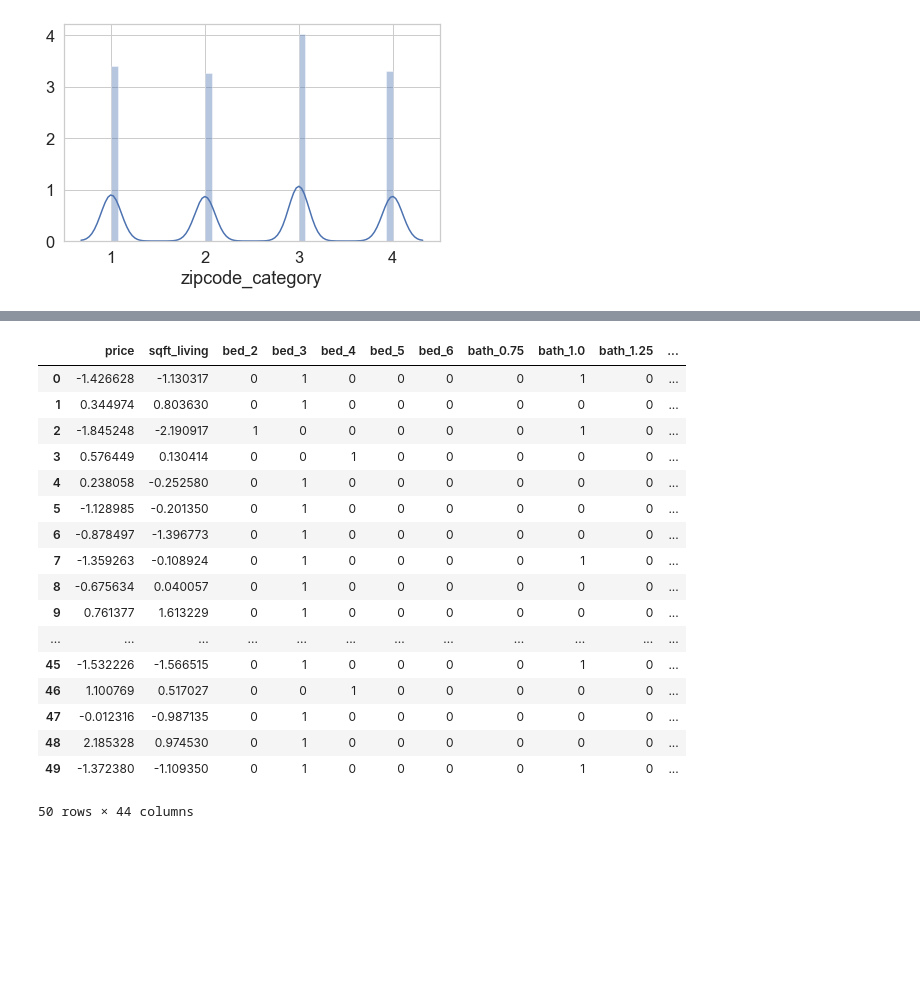
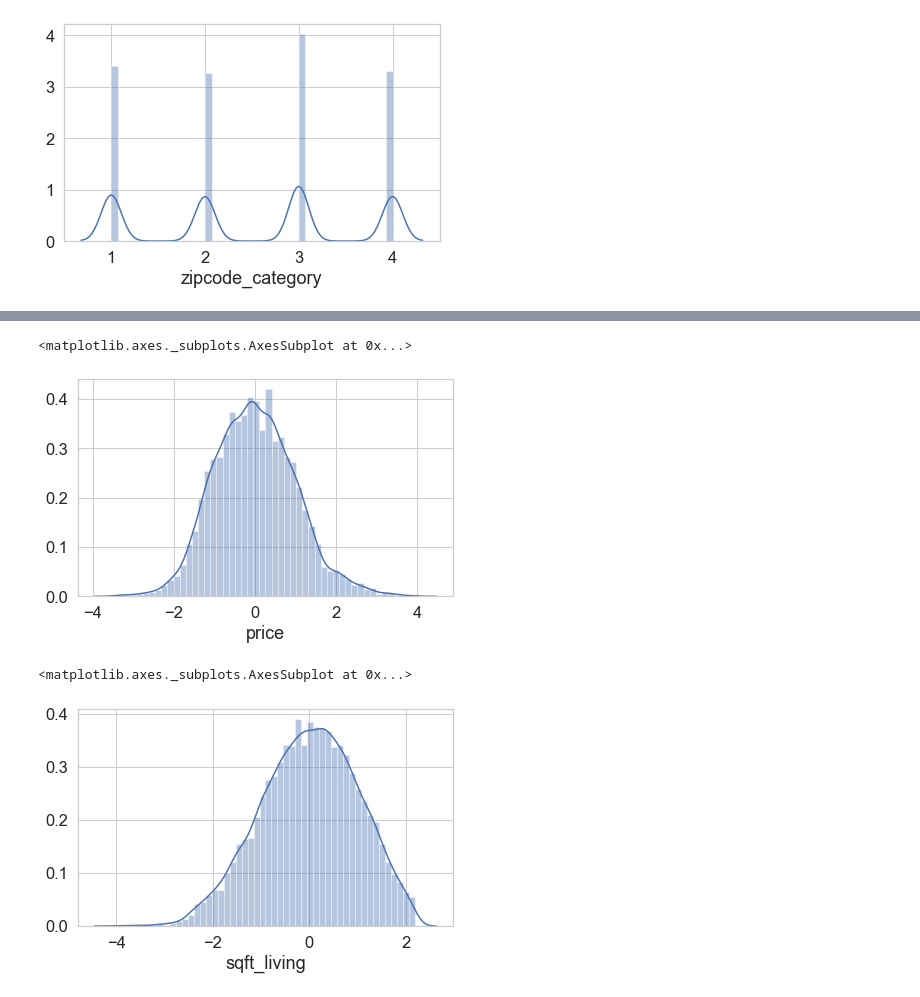
Before and after one commit to JonahFlateman/King-County-Sale-Prices, a Jupyter notebook: student.ipynb, the cells around one changed output, grey strips where cells are left out. Cells and saved outputs as stored; diff of their text form; code cells hidden in the pictures; blank space fills up the shorter version.

```diff
--- a/student.ipynb
+++ b/student.ipynb
@@ -429,24 +420,14 @@ zipcode_cat = pd.get_dummies(df['zipcode_category'], prefix='zip', drop_first=Tr
 # %%
 df = pd.concat([df, bedrooms, bathrooms, floors, waterfront, view, condition, renovated, zipcode_cat], axis=1)
 df.drop(['bedrooms', 'bathrooms', 'floors', 'waterfront', 'view', 'condition', 'renovated', 'zipcode_category'], axis=1, inplace=True)
-# %%
-df.head(50)
-# %% [output]
-|  | price | sqft_living | bed_2 | bed_3 | bed_4 | bed_5 | bed_6 | bath_0.75 | bath_1.0 | bath_1.25 | ... |
-| 0 | -1.426628 | -1.130317 | 0 | 1 | 0 | 0 | 0 | 0 | 1 | 0 | ... |
-| 1 | 0.344974 | 0.803630 | 0 | 1 | 0 | 0 | 0 | 0 | 0 | 0 | ... |
-| 2 | -1.845248 | -2.190917 | 1 | 0 | 0 | 0 | 0 | 0 | 1 | 0 | ... |
-| 3 | 0.576449 | 0.130414 | 0 | 0 | 1 | 0 | 0 | 0 | 0 | 0 | ... |
-| 4 | 0.238058 | -0.252580 | 0 | 1 | 0 | 0 | 0 | 0 | 0 | 0 | ... |
-| 5 | -1.128985 | -0.201350 | 0 | 1 | 0 | 0 | 0 | 0 | 0 | 0 | ... |
-| 6 | -0.878497 | -1.396773 | 0 | 1 | 0 | 0 | 0 | 0 | 0 | 0 | ... |
-| 7 | -1.359263 | -0.108924 | 0 | 1 | 0 | 0 | 0 | 0 | 1 | 0 | ... |
-| 8 | -0.675634 | 0.040057 | 0 | 1 | 0 | 0 | 0 | 0 | 0 | 0 | ... |
-| 9 | 0.761377 | 1.613229 | 0 | 1 | 0 | 0 | 0 | 0 | 0 | 0 | ... |
-| ... | ... | ... | ... | ... | ... | ... | ... | ... | ... | ... | ... |
-| 45 | -1.532226 | -1.566515 | 0 | 1 | 0 | 0 | 0 | 0 | 1 | 0 | ... |
-| 46 | 1.100769 | 0.517027 | 0 | 0 | 1 | 0 | 0 | 0 | 0 | 0 | ... |
-| 47 | -0.012316 | -0.987135 | 0 | 1 | 0 | 0 | 0 | 0 | 0 | 0 | ... |
-| 48 | 2.185328 | 0.974530 | 0 | 1 | 0 | 0 | 0 | 0 | 0 | 0 | ... |
-| 49 | -1.372380 | -1.109350 | 0 | 1 | 0 | 0 | 0 | 0 | 1 | 0 | ... |
-50 rows × 44 columns
+# %%
+#Checking out our new distribution plots for continuous variables
+sns.distplot(df['price'])
+# %% [output]
+<matplotlib.axes._subplots.AxesSubplot at 0x...>
+[figure, added]
+# %%
+sns.distplot(df['sqft_living'])
+# %% [output]
+<matplotlib.axes._subplots.AxesSubplot at 0x...>
+[figure, added]
```
Also changed, not shown: parts of 13 cells of this notebook.
